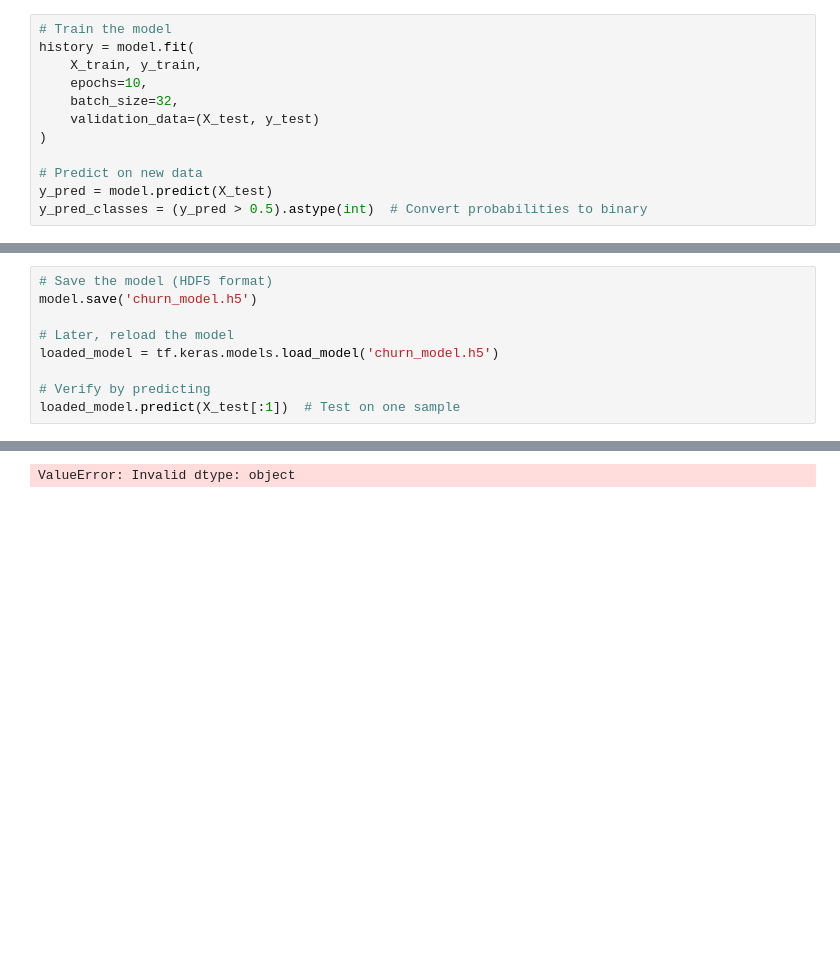
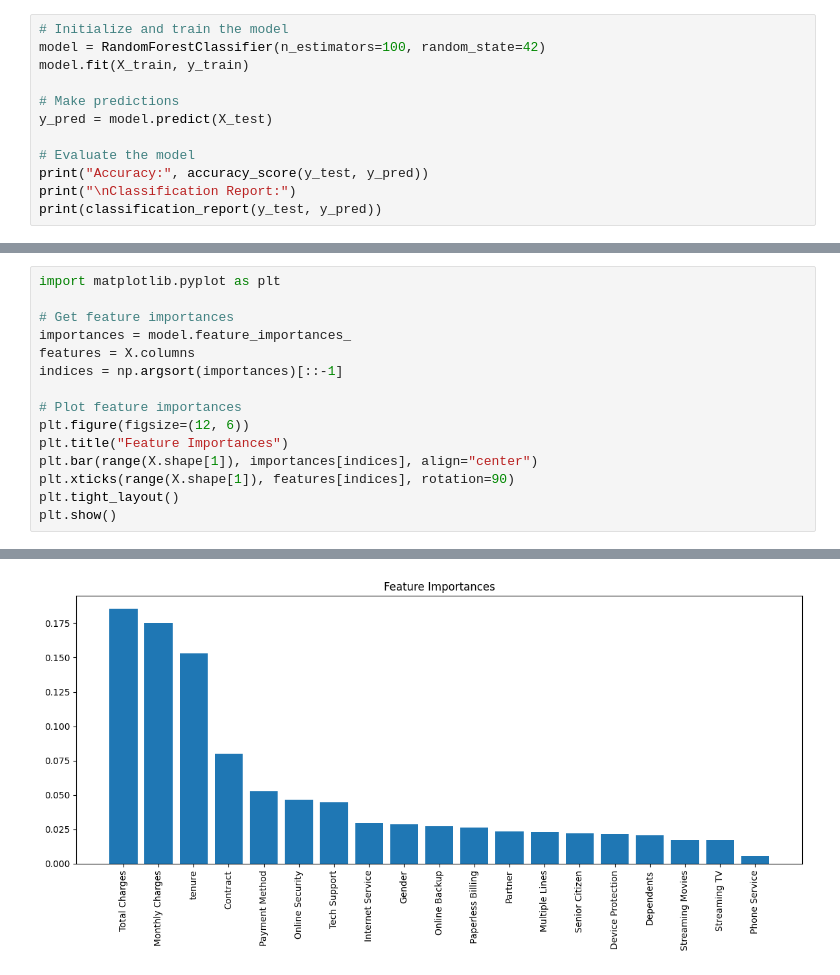
Before and after one commit to Nabasumba-Suzan/Nabasumba-Suzan, a Jupyter notebook: Churn/customerchurn.ipynb, the cells around one changed output, grey strips where cells are left out. Cells and saved outputs as stored; diff of their text form; blank space fills up the shorter version.

```diff
--- a/Churn/customerchurn.ipynb
+++ b/Churn/customerchurn.ipynb
@@ -25,13 +44,13 @@ model.compile(optimizer='adam', loss='binary_crossentropy', metrics=['accuracy']
 # %%
-# Train the model
-history = model.fit(
-    X_train, y_train,
-    epochs=10,
-    batch_size=32,
-    validation_data=(X_test, y_test)
-)
+# Initialize and train the model
+model = RandomForestClassifier(n_estimators=100, random_state=42)
+model.fit(X_train, y_train)
 
-# Predict on new data
+# Make predictions
 y_pred = model.predict(X_test)
-y_pred_classes = (y_pred > 0.5).astype(int)  # Convert probabilities to binary
+
+# Evaluate the model
+print("Accuracy:", accuracy_score(y_test, y_pred))
+print("\nClassification Report:")
+print(classification_report(y_test, y_pred))
 # %% [output]
@@ -39,10 +68,16 @@ ValueError: Invalid dtype: object
 # %%
-# Save the model (HDF5 format)
-model.save('churn_model.h5')
+import matplotlib.pyplot as plt
 
-# Later, reload the model
-loaded_model = tf.keras.models.load_model('churn_model.h5')
+# Get feature importances
+importances = model.feature_importances_
+features = X.columns
+indices = np.argsort(importances)[::-1]
 
-# Verify by predicting
-loaded_model.predict(X_test[:1])  # Test on one sample
+# Plot feature importances
+plt.figure(figsize=(12, 6))
+plt.title("Feature Importances")
+plt.bar(range(X.shape[1]), importances[indices], align="center")
+plt.xticks(range(X.shape[1]), features[indices], rotation=90)
+plt.tight_layout()
+plt.show()
 # %% [output]
@@ -51 +84 @@ WARNING:absl:Compiled the loaded model, but the compiled metrics have yet to be
-ValueError: Invalid dtype: object
+[figure, added]
```
Also changed, not shown: parts of 3 cells of this notebook, 11 other files.
